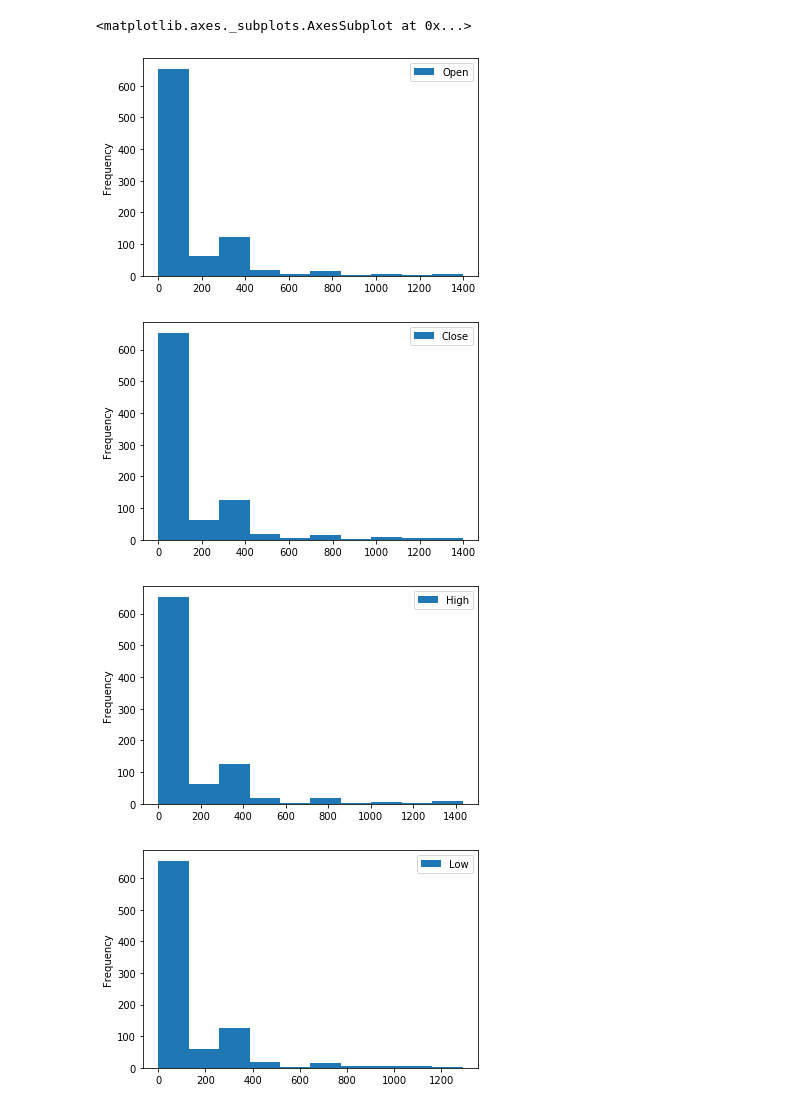
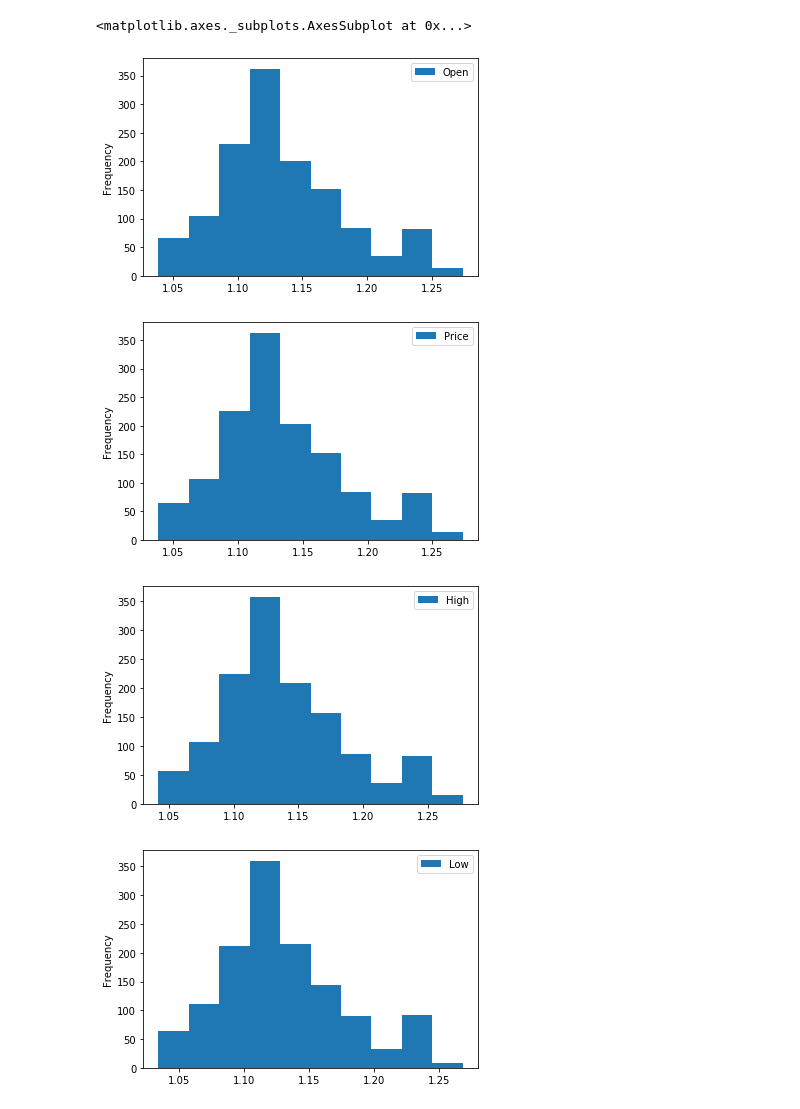
Before and after one commit to radheem/stock-market-PP-project, a Jupyter notebook: pp.ipynb, the cells around one changed output. Drawn from its saved outputs; the diff is of its cells as text; code cells hidden in the pictures.

```diff
--- a/pp.ipynb
+++ b/pp.ipynb
@@ -2,7 +2,8 @@
 import pandas as pd
 import numpy as np
 import matplotlib.pylab as plt
+import pymc3 as pm
 
-data = pd.read_csv("./ethusd_tweets.csv")
+data = pd.read_csv("./EUR_USD_data.csv")
 print(data.head())
 # %% [output]
@@ -32,14 +29,14 @@ plt.show()
 # %%
 data.plot(kind='hist',x='Date',y='Open')
-data.plot(kind='hist',x='Date',y='Close')
+data.plot(kind='hist',x='Date',y='Price')
 data.plot(kind='hist',x='Date',y='High')
 data.plot(kind='hist',x='Date',y='Low')
 # %% [output]
 <matplotlib.axes._subplots.AxesSubplot at 0x...>
-[figure, old version]
+[figure, new version]
-[figure, old version]
+[figure, new version]
-[figure, old version]
+[figure, new version]
-[figure, old version]
+[figure, new version]
 # %%
 plt.figure(figsize=(20,8))
 ax=plt.gca()
```
Also changed, not shown: parts of 20 cells of this notebook, 2 other files.
